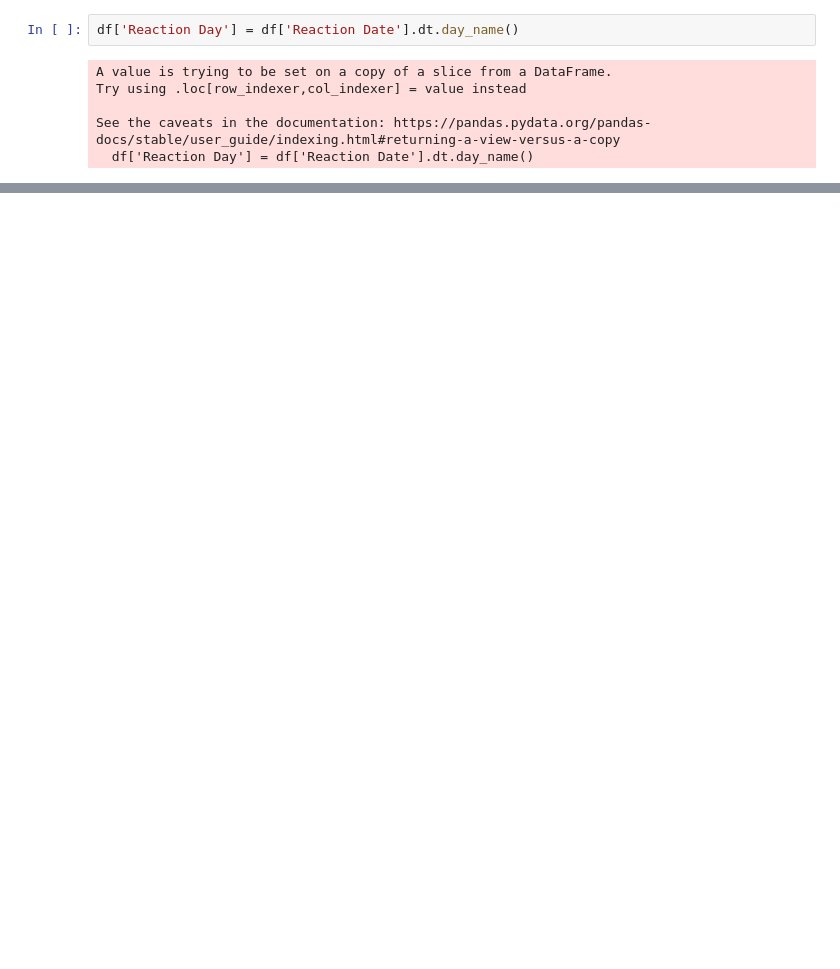
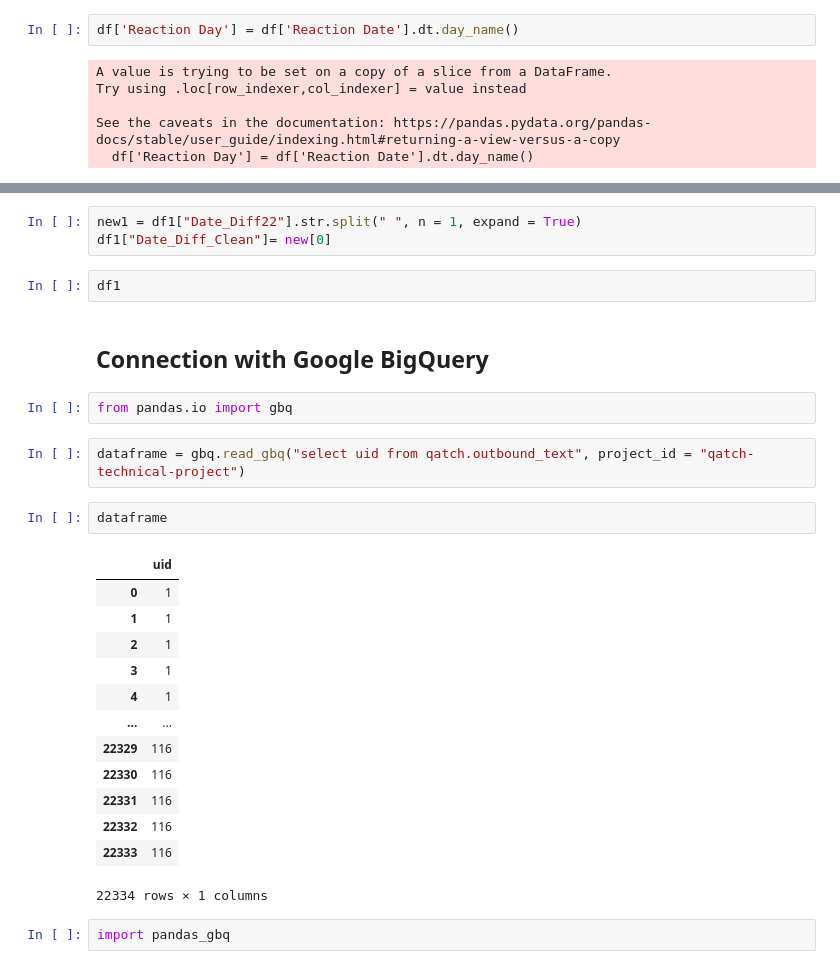
Before and after one commit to rohan-kapadnis/Qatch-Analytics-Project, a Jupyter notebook: Qatch_AnalyticsProject_DataCleaning.ipynb, the cells around one changed output, grey strips where cells are left out. Saved outputs shown, nothing was run; the diff lists cells and outputs as text; blank space fills up the shorter version.

```diff
--- a/Qatch Analytics .ipynb
+++ b/Qatch_AnalyticsProject_DataCleaning.ipynb
@@ -404,0 +459,29 @@ df
+# %%
+new1 = df1["Date_Diff22"].str.split(" ", n = 1, expand = True)
+df1["Date_Diff_Clean"]= new[0]
+# %%
+df1
+# %% [markdown]
+## Connection with Google BigQuery
+# %%
+from pandas.io import gbq
+# %%
+dataframe = gbq.read_gbq("select uid from qatch.outbound_text", project_id = "qatch-technical-project")
+# %%
+dataframe
+# %% [output]
+|  | uid |
+| 0 | 1 |
+| 1 | 1 |
+| 2 | 1 |
+| 3 | 1 |
+| 4 | 1 |
+| ... | ... |
+| 22329 | 116 |
+| 22330 | 116 |
+| 22331 | 116 |
+| 22332 | 116 |
+| 22333 | 116 |
+22334 rows × 1 columns
+# %%
+import pandas_gbq
```
Also changed, not shown: parts of 23 cells of this notebook, 10 other files.
